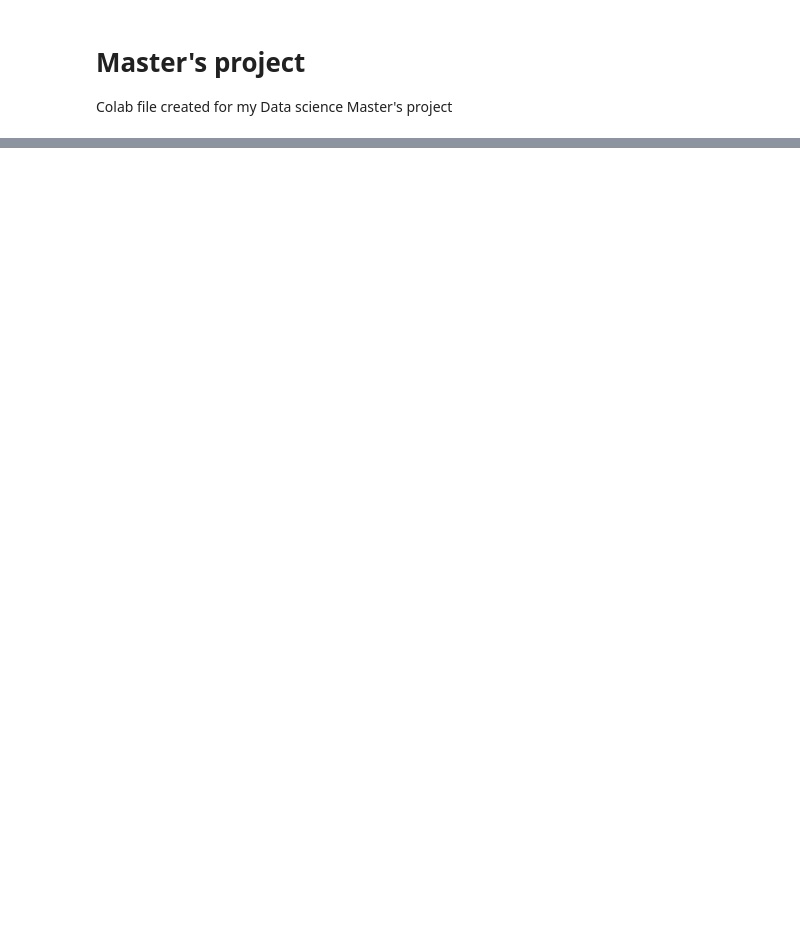
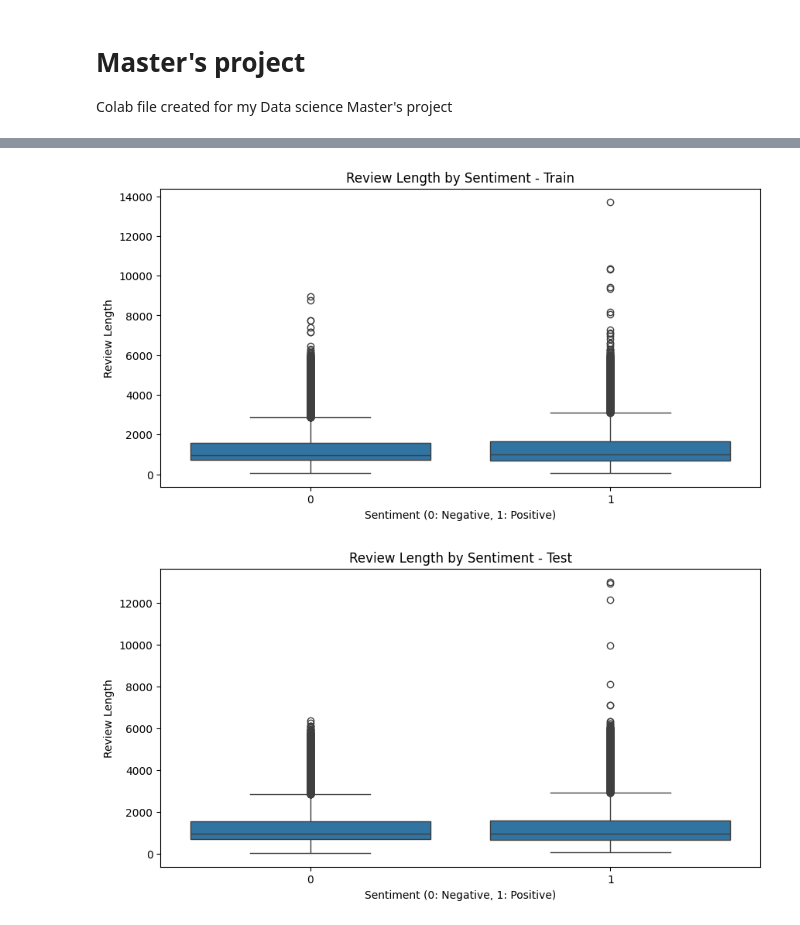
Before and after one commit to gobucbabu/Master-s-project, a Jupyter notebook: mastersproject_22019388.ipynb, the cells around one changed output, grey strips where cells are left out. Drawn from its saved outputs; the diff is of its cells as text; code cells hidden in the pictures; blank space fills up the shorter version.

```diff
--- a/mastersproject_22019388.ipynb
+++ b/mastersproject_22019388.ipynb
@@ -90,0 +178,14 @@ Quote data sample:
+# %%
+# Review length distribution by sentiment
+for split in ['train', 'test']:
+    df = pd.DataFrame(dataset[split])
+    df['length'] = df['text'].str.len()
+    plt.figure(figsize=(10, 5))
+    sns.boxplot(x='label', y='length', data=df)
+    plt.title(f"Review Length by Sentiment - {split.capitalize()}")
+    plt.xlabel("Sentiment (0: Negative, 1: Positive)")
+    plt.ylabel("Review Length")
+    plt.show()
+# %% [output]
+[figure, added]
+[figure, added]
```
Also changed, not shown: parts of 15 cells of this notebook.
